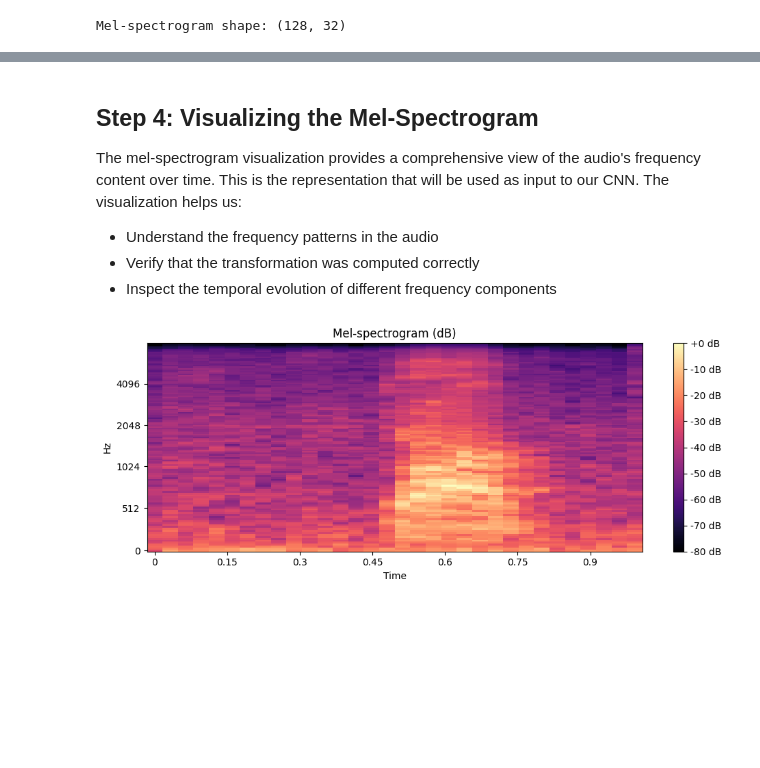
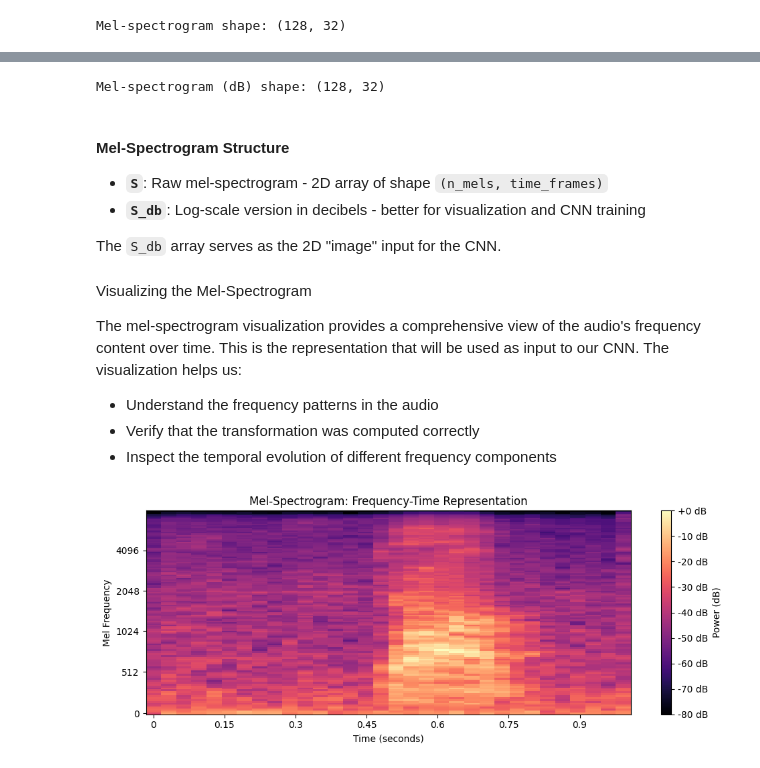
Before and after one commit to aabhiyann/audio-classification-cnn, a Jupyter notebook: notebooks/01_explore_audio.ipynb, the cells around one changed output, grey strips where cells are left out. Cells and saved outputs as stored; diff of their text form; code cells hidden in the pictures; blank space fills up the shorter version.

```diff
--- a/notebooks/01_explore_audio.ipynb
+++ b/notebooks/01_explore_audio.ipynb
@@ -123,23 +108,14 @@ The mel-spectrogram computation involves several key parameters:
 
 - **`power`**: Exponent for the magnitude spectrum. `power=2.0` computes the power spectrogram (squared magnitude), which is commonly used in audio analysis.
 # %%
-# Configure mel-spectrogram parameters
-n_fft = 1024       # FFT window size (controls frequency resolution)
-hop_length = 512   # Samples between successive windows (controls time resolution)
-n_mels = 128       # Number of mel frequency bands (vertical resolution)
+n_fft = 1024
+hop_length = 512
+n_mels = 128
 
-# Compute the mel-spectrogram from the audio waveform
 S = librosa.feature.melspectrogram(
-    y=y,
-    sr=sr,
-    n_fft=n_fft,
-    hop_length=hop_length,
-    n_mels=n_mels,
-    power=2.0,  # Compute power spectrogram (squared magnitude)
+    y=y, sr=sr, n_fft=n_fft, hop_length=hop_length, n_mels=n_mels, power=2.0
 )
 
 print("Mel-spectrogram shape:", S.shape)
-print(f"  - Frequency bins (mel bands): {S.shape[0]}")
-print(f"  - Time frames: {S.shape[1]}")
 # %% [output]
 Mel-spectrogram shape: (128, 32)
@@ -169,25 +122,30 @@ Mel-spectrogram (dB) shape: (128, 32)
+# %%
+S_db = librosa.power_to_db(S, ref=np.max)
+print("Mel-spectrogram (dB) shape:", S_db.shape)
+# %% [output]
+Mel-spectrogram (dB) shape: (128, 32)
+# %% [markdown]
+#### Mel-Spectrogram Structure
+
+- **`S`**: Raw mel-spectrogram - 2D array of shape `(n_mels, time_frames)`
+- **`S_db`**: Log-scale version in decibels - better for visualization and CNN training
+
+The `S_db` array serves as the 2D "image" input for the CNN.
 # %% [markdown]
-## Step 4: Visualizing the Mel-Spectrogram
+Visualizing the Mel-Spectrogram
 
 The mel-spectrogram visualization provides a comprehensive view of the audio's frequency content over time. This is the representation that will be used as input to our CNN. The visualization helps us:
 - Understand the frequency patterns in the audio
 - Verify that the transformation was computed correctly
 - Inspect the temporal evolution of different frequency components
 # %%
-# Visualize the mel-spectrogram
 plt.figure(figsize=(10, 4))
-librosa.display.specshow(
-    S_db,
-    sr=sr,
-    hop_length=hop_length,
-    x_axis="time",  # Display time on x-axis
-    y_axis="mel"    # Display mel frequency scale on y-axis
-)
+librosa.display.specshow(S_db, sr=sr, hop_length=hop_length, x_axis="time", y_axis="mel")
 plt.colorbar(format="%+2.0f dB", label="Power (dB)")
 plt.title("Mel-Spectrogram: Frequency-Time Representation")
 plt.xlabel("Time (seconds)")
 plt.ylabel("Mel Frequency")
 plt.tight_layout()
 plt.show()
 # %% [output]
-[figure, old version]
+[figure, new version]
```
Also changed, not shown: parts of 18 cells of this notebook.
